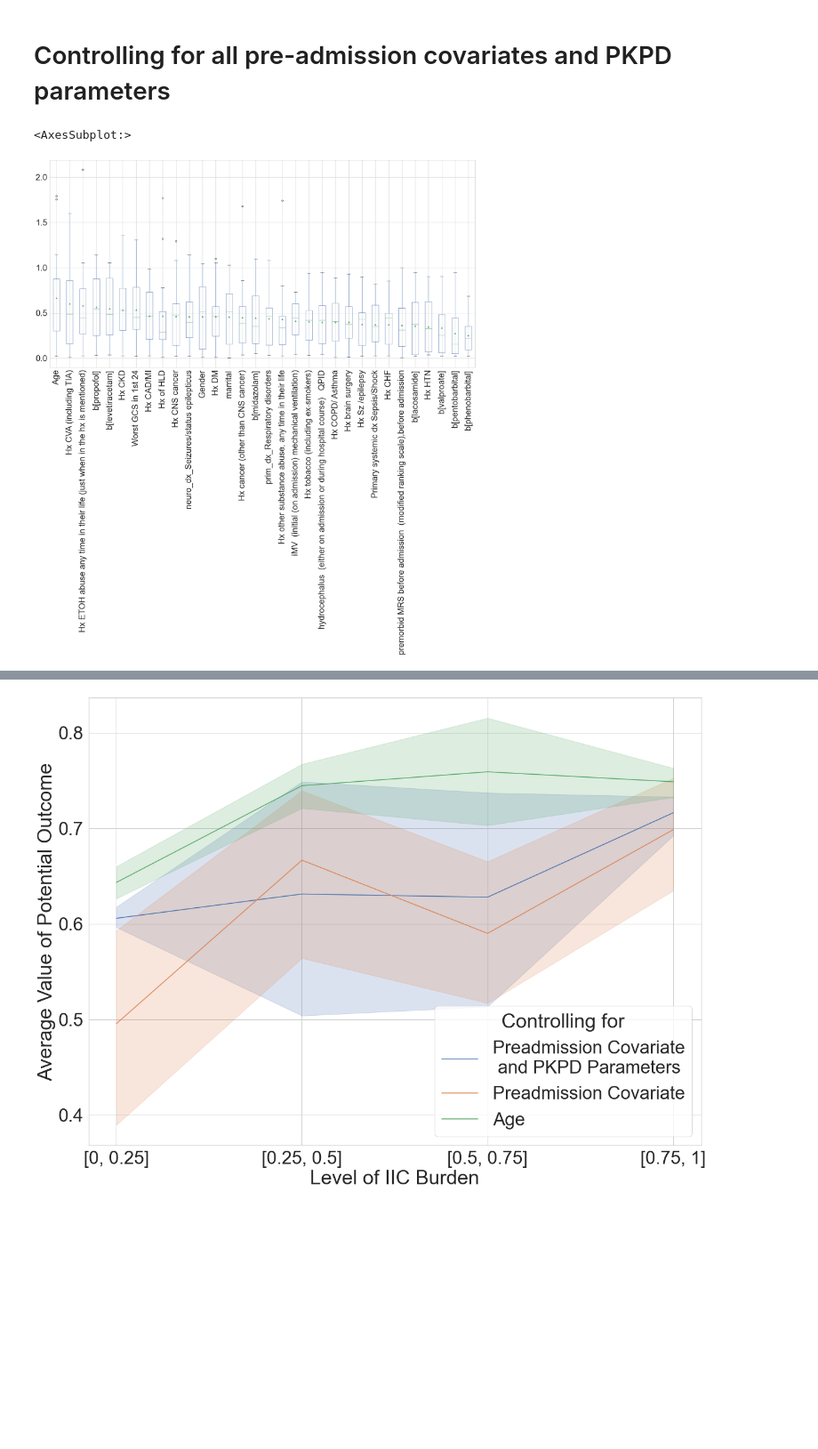
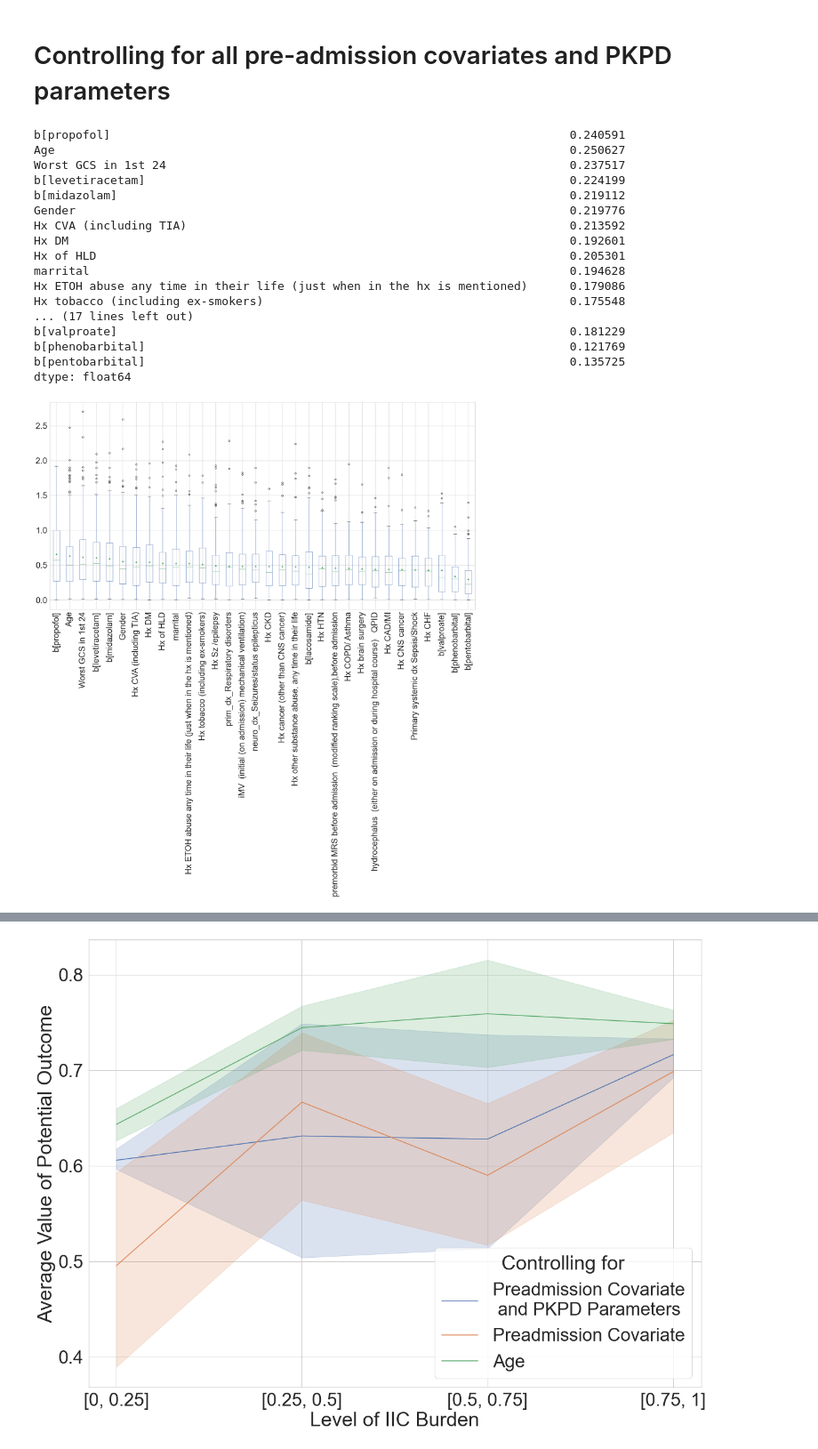
Before and after one commit to Hockey86/iic_causal_inference, a Jupyter notebook: aim2/short_term_drug_effect.ipynb, the cells around one changed output, grey strips where cells are left out. Shown at 89% size. Cells and saved outputs as stored; diff of their text form; code cells hidden in the pictures; blank space fills up the shorter version.

```diff
--- a/aim2/short_term_drug_effect.ipynb
+++ b/aim2/short_term_drug_effect.ipynb
@@ -318,7 +318,7 @@ fig.savefig('new_max_c.png')
 # %% [markdown]
 # Controlling for all pre-admission covariates and PKPD parameters
 # %%
-n_repeats = 5
+n_repeats = 50
 n_splits = 3
 df_malts_data = df_coarsen_1[['b[lacosamide]', 'b[levetiracetam]',
                             'b[midazolam]', 'b[pentobarbital]', 'b[phenobarbital]',
@@ -359,11 +359,28 @@ m = pm.malts_mf(outcome='Y',
 # %%
 fig,ax = plt.subplots(figsize=(30,15))
 columns_order = list(pd.concat(m.M_opt_list).mean(axis=0).sort_values(ascending=False).index)
 pd.concat(m.M_opt_list)[columns_order].plot(kind='box',ax=ax,rot=90,showmeans=True)
+pd.concat(m.M_opt_list)[columns_order].std(axis=0)/2
 # plt.ylim(-0.001,1.0)
 # %% [output]
-<AxesSubplot:>
+b[propofol]                                                                  0.240591
+Age                                                                          0.250627
+Worst GCS in 1st 24                                                          0.237517
+b[levetiracetam]                                                             0.224199
+b[midazolam]                                                                 0.219112
+Gender                                                                       0.219776
+Hx CVA (including TIA)                                                       0.213592
+Hx DM                                                                        0.192601
+Hx of HLD                                                                    0.205301
+marrital                                                                     0.194628
+Hx ETOH abuse any time in their life (just when in the hx is mentioned)      0.179086
+Hx tobacco (including ex-smokers)                                            0.175548
+... (17 lines left out)
+b[valproate]                                                                 0.181229
+b[phenobarbital]                                                             0.121769
+b[pentobarbital]                                                             0.135725
+dtype: float64
-[figure, old version]
+[figure, new version]
 # %%
 out = m.CATE_df.drop(columns = ['Y','T'])#.T.groupby(level=0).mean().T
 out.to_csv('new_max_c_pkpd.csv')
```
Also changed, not shown: parts of 2 cells of this notebook, 15 other files.
